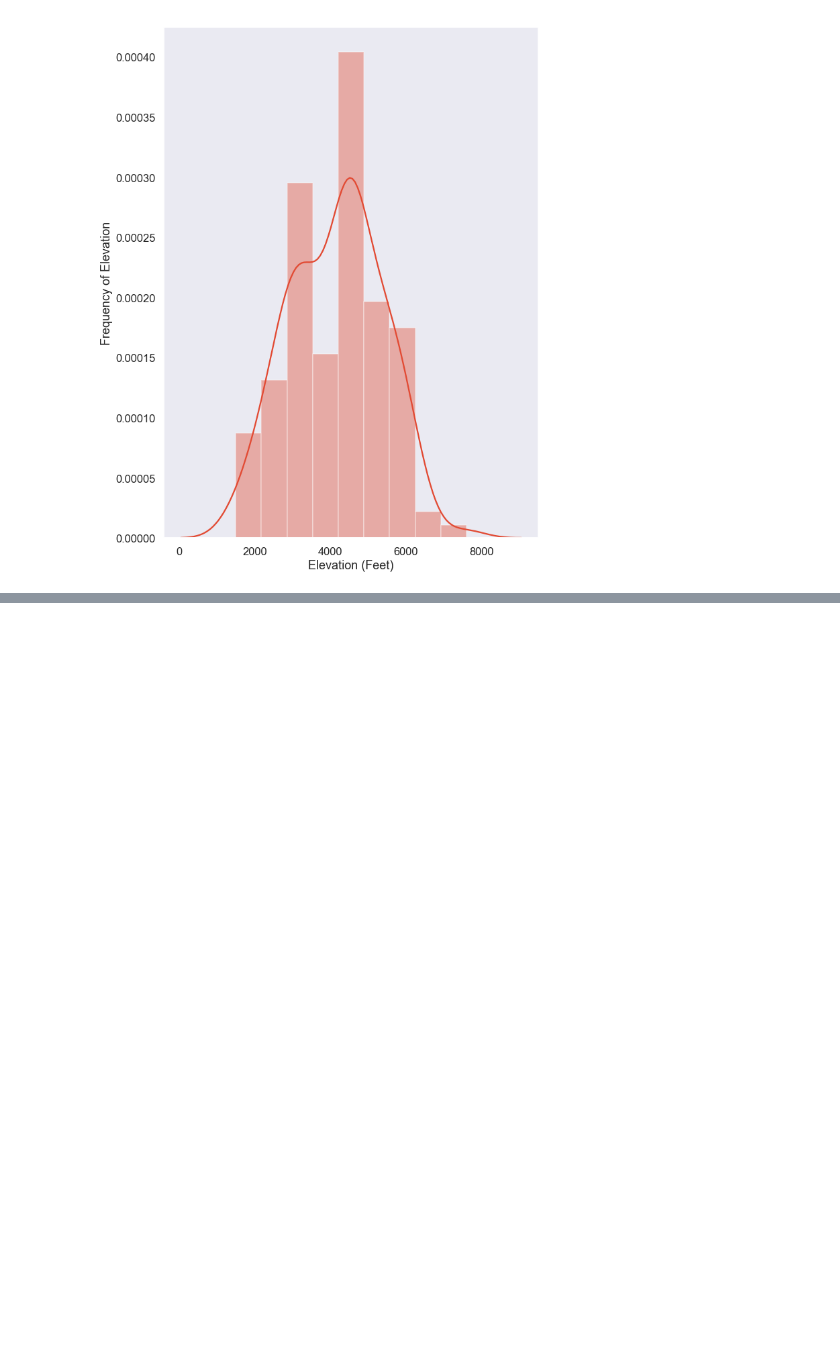
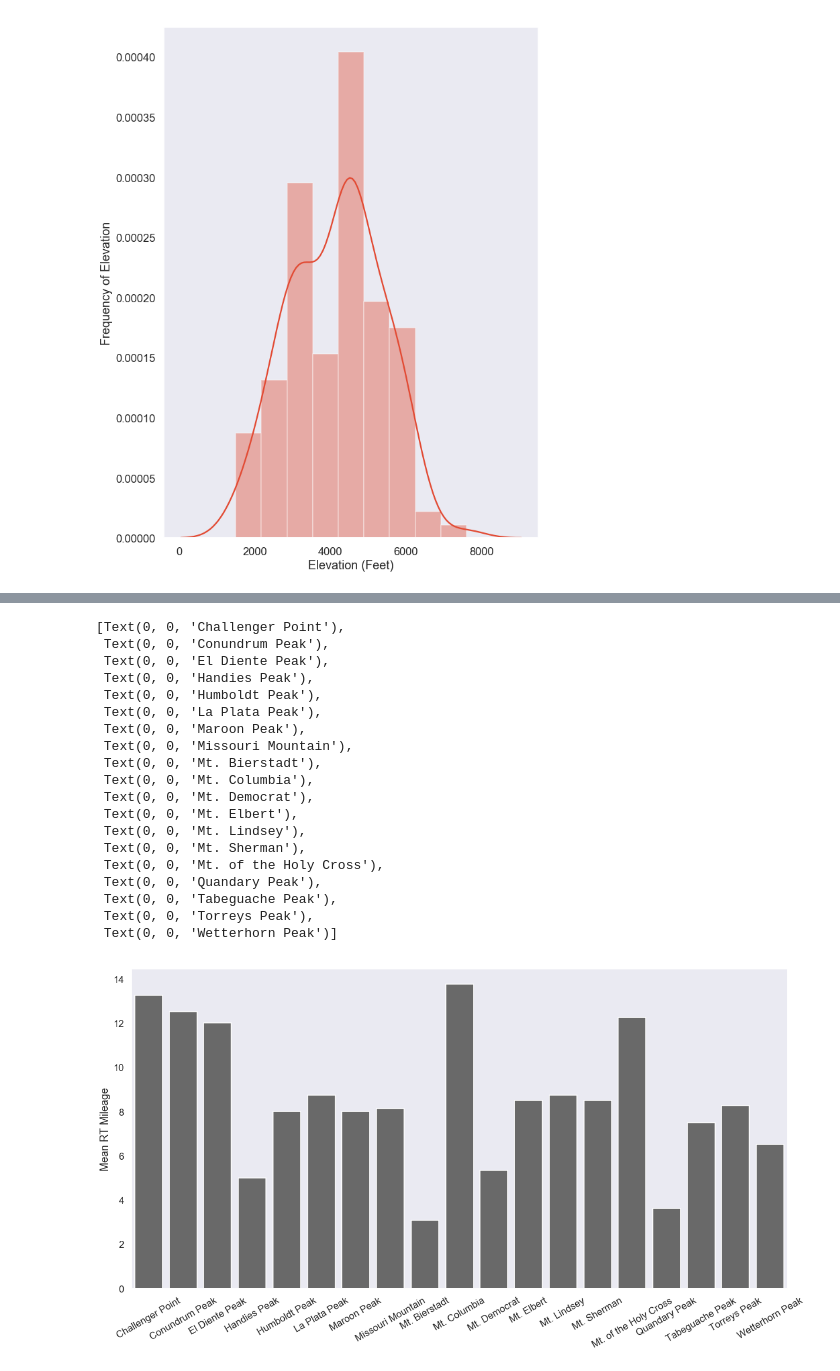
Before and after one commit to chanelle7/ENIAC, a Jupyter notebook: Colorado14ers.ipynb, the cells around one changed output, grey strips where cells are left out. Cells and saved outputs as stored; diff of their text form; code cells hidden in the pictures; blank space fills up the shorter version.

```diff
--- a/Colorado14ers.ipynb
+++ b/Colorado14ers.ipynb
@@ -55,6 +55,13 @@ mountain_route_insight = fin_routes.groupby('Mountain').agg({'ElevationGain': ['
 # %%
 # How many mountains still have snowpack - and what class are they
 snow_routes = pd.DataFrame(fin_routes[fin_routes.Snow != ' '])
+mtn_snow_routes = snow_routes.groupby(['Mountain']) \
+.agg({'Route': ['nunique'], 'RTMileage': ['mean']}).round(2)
+mtn_snow_routes.columns = mtn_snow_routes.columns.get_level_values(0)
+
+type_snow_routes = snow_routes.groupby(['Snow']) \
+.agg({'Route': ['nunique'], 'RTMileage': ['sum']}).round(2)
+type_snow_routes.columns = type_snow_routes.columns.get_level_values(0)
 # %%
 # Which range is the easiest to knock out (lowest avg elevation gain)
 elevation = fin_routes.groupby('Mountain') \
@@ -133 +162,28 @@ heat_map.set( xlabel="Evening Weather")
+# %%
+plt.rcParams['figure.figsize']=(20,10)
+z = sns.barplot(x=mtn_snow_routes.index, y='RTMileage', \
+               data=mtn_snow_routes,color='dimgray')
+z.set(xlabel='', ylabel='Mean RT Mileage')
+z.set_xticklabels(mtn_snow_routes.index,rotation=30)
+# %% [output]
+[Text(0, 0, 'Challenger Point'),
+ Text(0, 0, 'Conundrum Peak'),
+ Text(0, 0, 'El Diente Peak'),
+ Text(0, 0, 'Handies Peak'),
+ Text(0, 0, 'Humboldt Peak'),
+ Text(0, 0, 'La Plata Peak'),
+ Text(0, 0, 'Maroon Peak'),
+ Text(0, 0, 'Missouri Mountain'),
+ Text(0, 0, 'Mt. Bierstadt'),
+ Text(0, 0, 'Mt. Columbia'),
+ Text(0, 0, 'Mt. Democrat'),
+ Text(0, 0, 'Mt. Elbert'),
+ Text(0, 0, 'Mt. Lindsey'),
+ Text(0, 0, 'Mt. Sherman'),
+ Text(0, 0, 'Mt. of the Holy Cross'),
+ Text(0, 0, 'Quandary Peak'),
+ Text(0, 0, 'Tabeguache Peak'),
+ Text(0, 0, 'Torreys Peak'),
+ Text(0, 0, 'Wetterhorn Peak')]
+[figure, added]
 # %%
```
Also changed, not shown: parts of 5 cells of this notebook, 1 other file.
